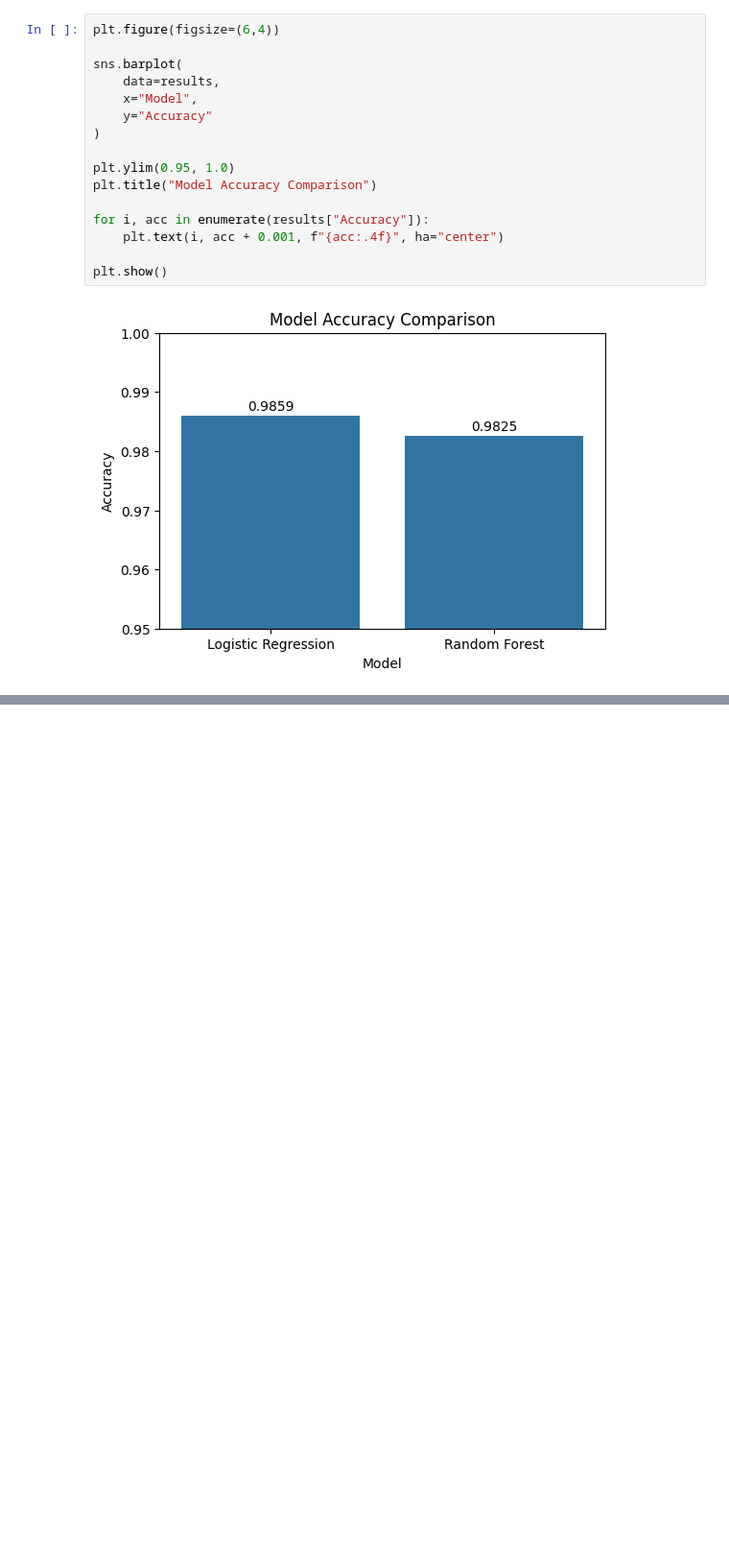
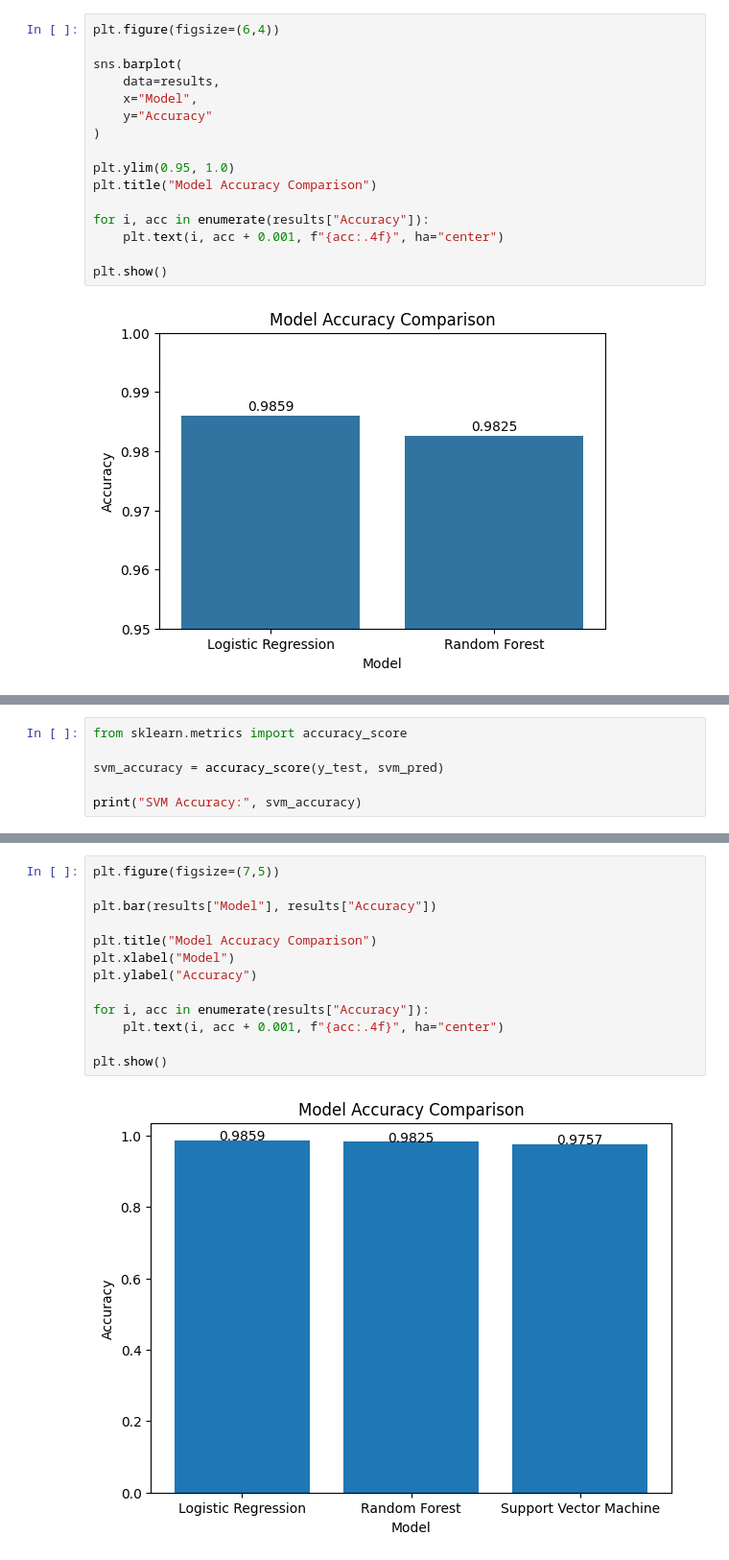
Before and after one commit to Mehnaz-Bashir/Human-Activity-Recognition, a Jupyter notebook: notebooks/04_Model_Training.ipynb, the cells around one changed output, grey strips where cells are left out. Shown at 96% size. Drawn from its saved outputs; the diff is of its cells as text; blank space fills up the shorter version.

```diff
--- a/notebooks/04_Model_Training.ipynb
+++ b/notebooks/04_Model_Training.ipynb
@@ -358,0 +369,6 @@ plt.show()
+# %%
+from sklearn.metrics import accuracy_score
+
+svm_accuracy = accuracy_score(y_test, svm_pred)
+
+print("SVM Accuracy:", svm_accuracy)
@@ -358,0 +434,15 @@ plt.show()
+# %%
+plt.figure(figsize=(7,5))
+
+plt.bar(results["Model"], results["Accuracy"])
+
+plt.title("Model Accuracy Comparison")
+plt.xlabel("Model")
+plt.ylabel("Accuracy")
+
+for i, acc in enumerate(results["Accuracy"]):
+    plt.text(i, acc + 0.001, f"{acc:.4f}", ha="center")
+
+plt.show()
+# %% [output]
+[figure, added]
```
Also changed, not shown: parts of 6 cells of this notebook.
